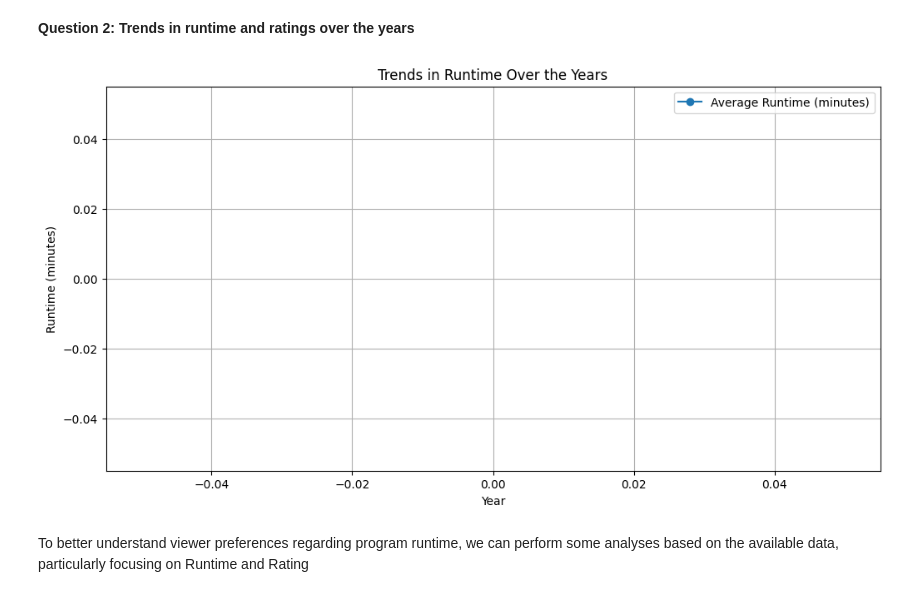
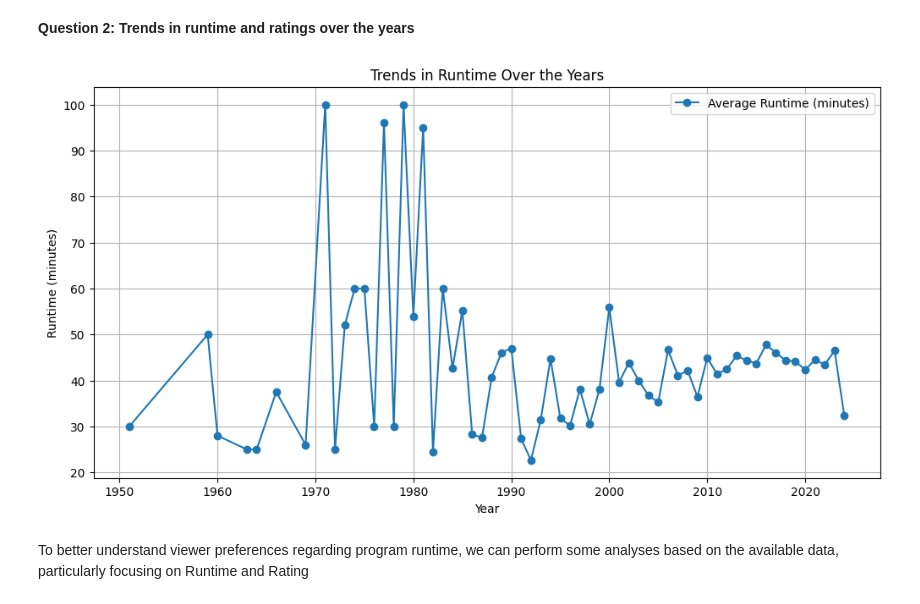
Before and after one commit to Snag69/Data-Science, a Jupyter notebook: question.ipynb, the cells around one changed output. Saved outputs shown, nothing was run; the diff lists cells and outputs as text; code cells hidden in the pictures.

```diff
--- a/question.ipynb
+++ b/question.ipynb
@@ -24,20 +24,3 @@ data
 1138 rows × 14 columns
 # %% [markdown]
 # Handle Year
-# %%
-def process_years(years):
-    # Replace the special character '–' with '-'
-    years = years.replace('–', '-')
-
-    # Split the string by '-' and process the parts
-    parts = years.split('-')
-    year_start = int(parts[0]) if parts[0].isdigit() else None
-    year_end = int(parts[1]) if len(parts) > 1 and parts[1].isdigit() else None
-
-    return (year_start, year_end)
-
-
-data['Years'] = data['Years'].apply(process_years)
-
-
-print(data['Years'])
@@ -133,24 +103,28 @@ Top 10 shows:
 # %% [markdown]
 **Question 2: Trends in runtime and ratings over the years**
 # %%
-data[['Year_Start', 'Year_End']] = pd.DataFrame(data['Years'].tolist(), index=data.index)
+data[['Year', 'end_year']] = data['Years'].str.split(',', expand=True)
 
-data['Year'] = data['Year_Start']
+data['Year'] = data['Year'].str.replace('(', '').astype(int)
 
+data['end_year'] = data['end_year'].str.replace(')', '').str.replace('(', '').str.strip()
+data['end_year'] = pd.to_numeric(data['end_year'], errors='coerce')
+data['end_year'] = data['end_year'].fillna(0).astype(int)
+# print(data['Year'])
 grouped_data = data.groupby('Year')[['Runtime', 'Rating']].mean()
 
 
 # Plot runtime trends over years
 plt.figure(figsize=(12, 6))
 plt.plot(grouped_data.index, grouped_data['Runtime'], marker='o', label='Average Runtime (minutes)')
 plt.xlabel('Year')
 plt.ylabel('Runtime (minutes)')
 plt.title('Trends in Runtime Over the Years')
 plt.legend()
 plt.grid(True)
 plt.show()
 # %% [output]
-[figure, old version]
+[figure, new version]
 # %% [markdown]
 To better understand viewer preferences regarding program runtime, we can perform some analyses based on the available data, particularly focusing on Runtime and Rating
 # %%
```
Also changed, not shown: parts of 2 cells of this notebook.
